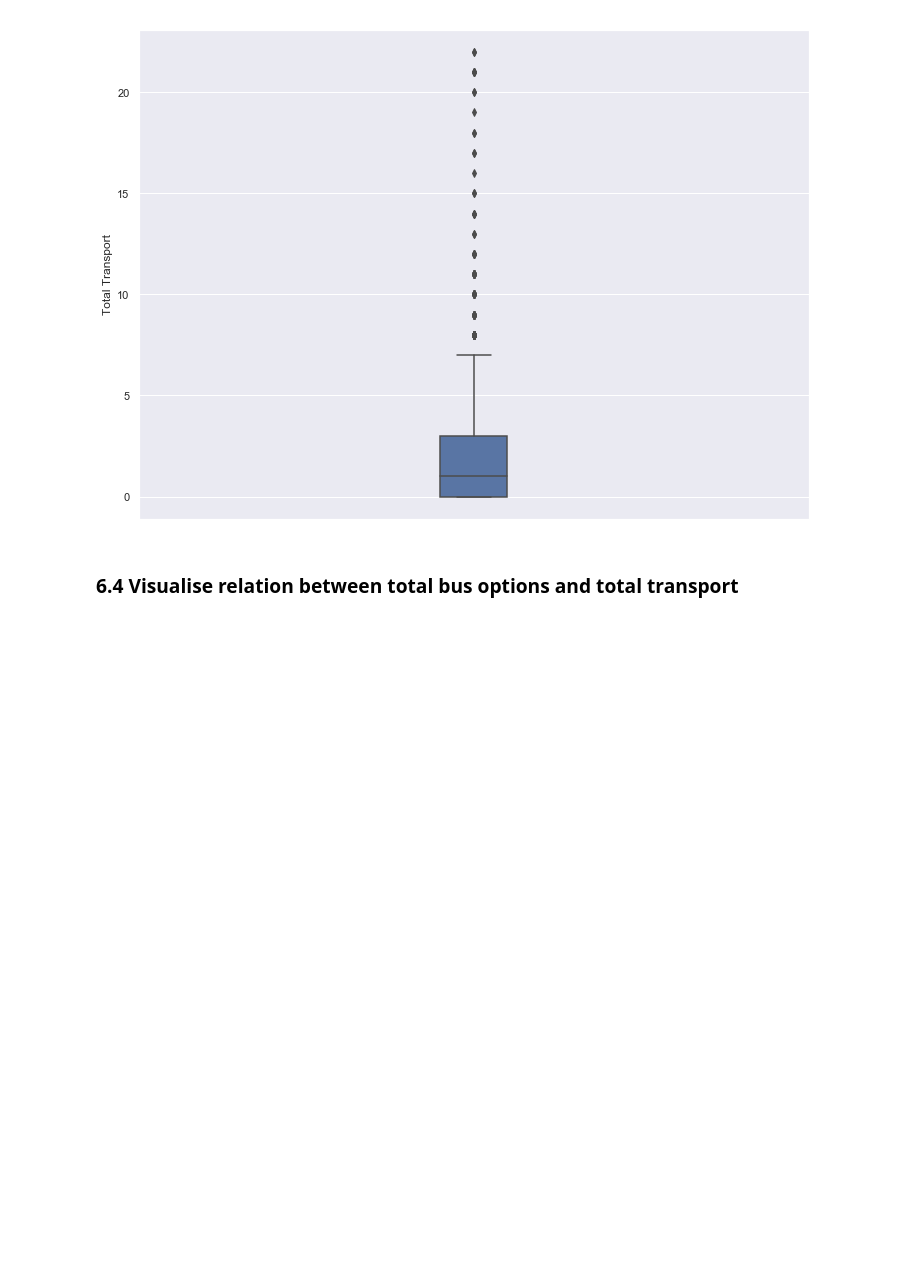
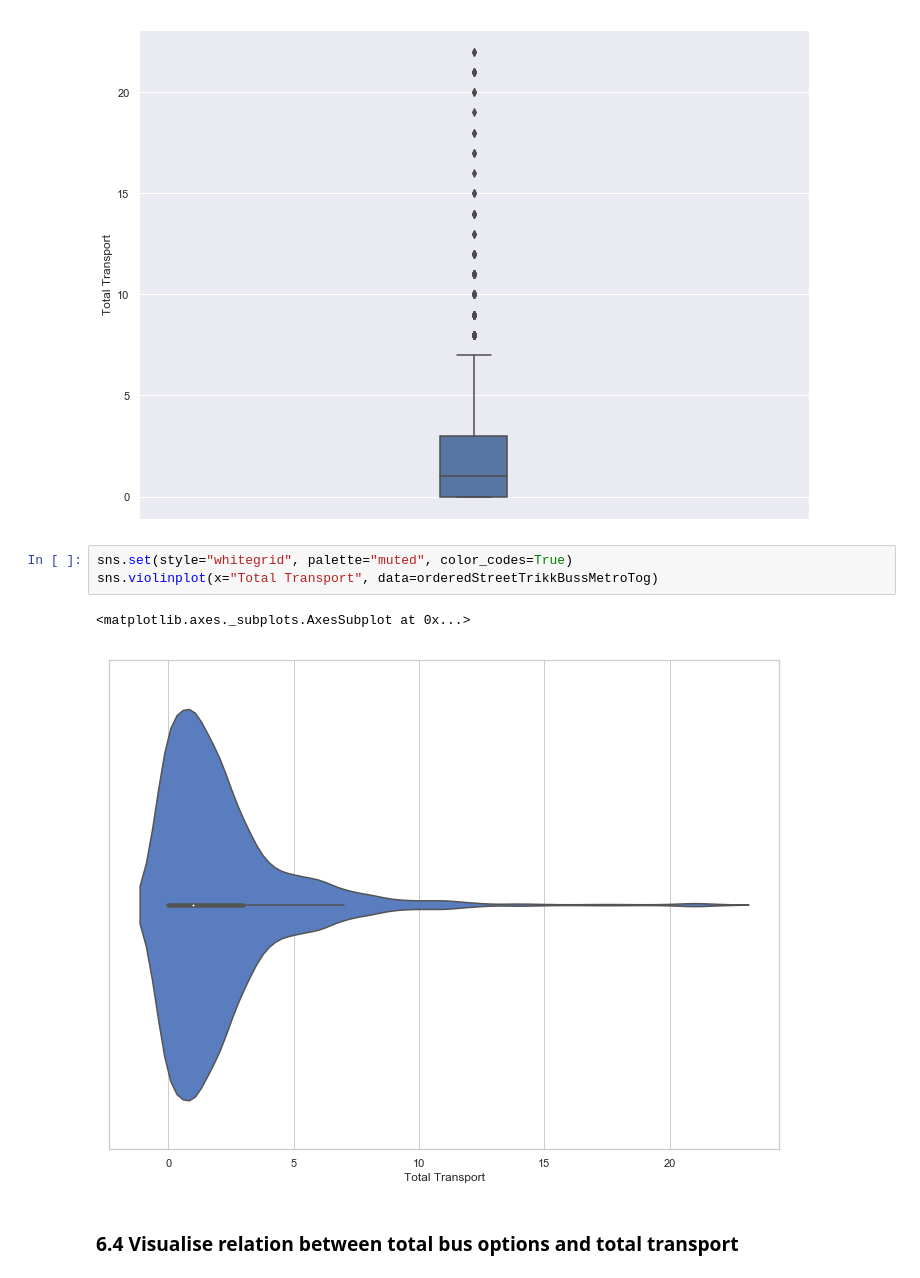
Before and after one commit to Niladri-B/Coursera_Captstone, a Jupyter notebook: wk4/Capstone_part3.ipynb, the cells around one changed output. Drawn from its saved outputs; the diff is of its cells as text; blank space fills up the shorter version.

```diff
--- a/wk4/Capstone_part3.ipynb
+++ b/wk4/Capstone_part3.ipynb
@@ -232,6 +234,12 @@ sns.boxplot(y = orderedStreetTrikkBussMetroTog['Total Transport'], width = 0.1)
 # %% [output]
 <matplotlib.axes._subplots.AxesSubplot at 0x...>
 [figure]
+# %%
+sns.set(style="whitegrid", palette="muted", color_codes=True)
+sns.violinplot(x="Total Transport", data=orderedStreetTrikkBussMetroTog)
+# %% [output]
+<matplotlib.axes._subplots.AxesSubplot at 0x...>
+[figure, added]
 # %% [markdown]
 ### 6.4 Visualise relation between total bus options and total transport
 # %%
```
Also changed, not shown: parts of 2 cells of this notebook.
